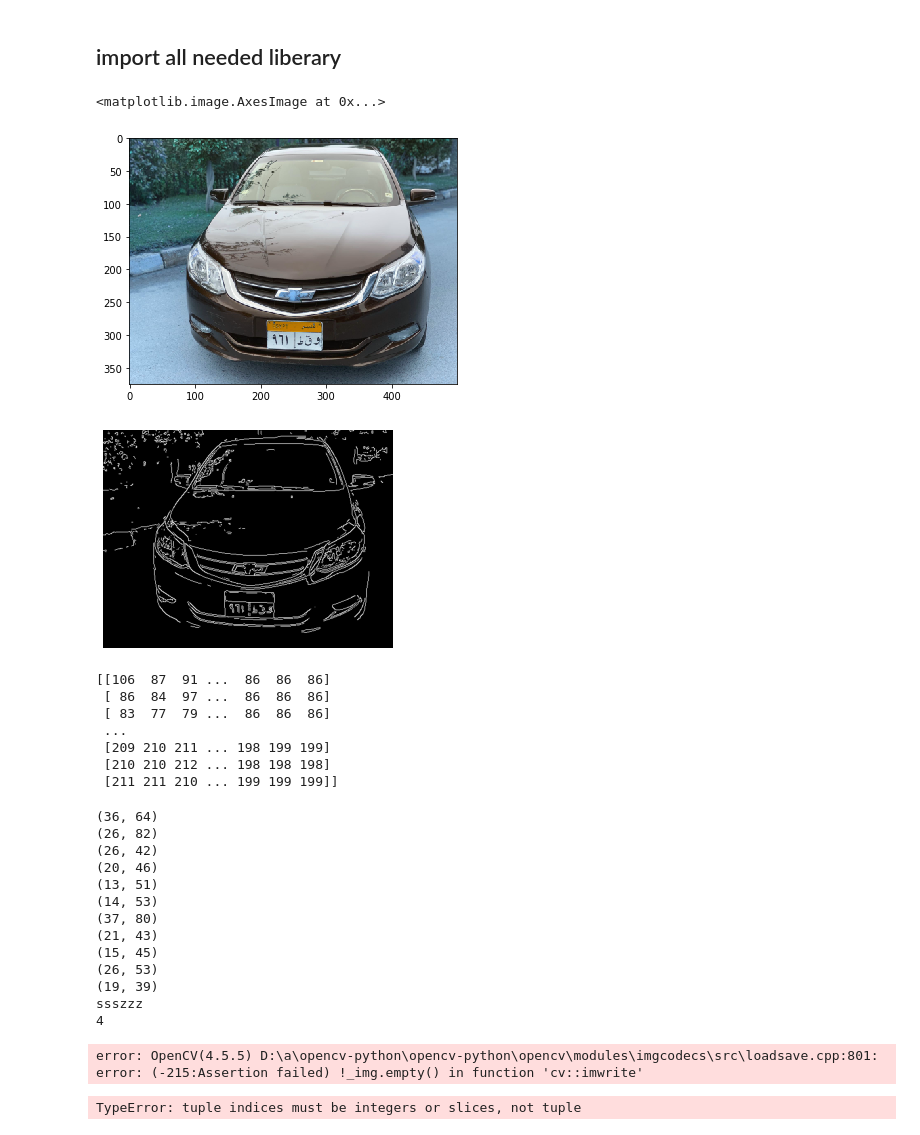
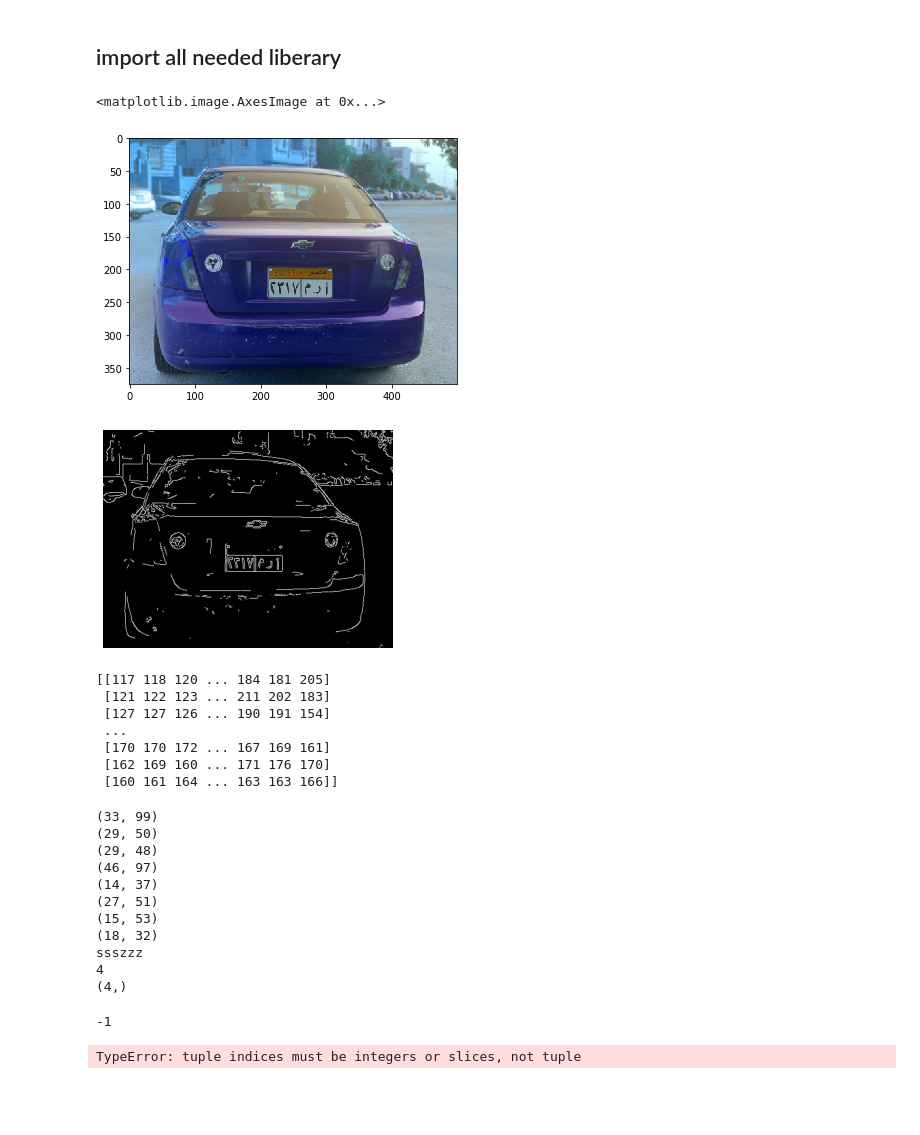
Before and after one commit to Yousif-Ahmed/License-Plate-RecognitionSystem, a Jupyter notebook: model.ipynb, the cells around one changed output. Cells and saved outputs as stored; diff of their text form; code cells hidden in the pictures; blank space fills up the shorter version.

```diff
--- a/model.ipynb
+++ b/model.ipynb
@@ -19,12 +19,12 @@ import imutils
 from skimage.exposure import histogram
 from matplotlib.pyplot import bar
 # %%
-img_data1 =cv2.imread("dataset\data7.jpeg")
+img_data1 =cv2.imread("dataset\data16.jpeg")
 img_data1 = imutils.resize(img_data1 , width = 500)
 io.imshow(img_data1)
 # %% [output]
 <matplotlib.image.AxesImage at 0x...>
-[figure, old version]
+[figure, new version]
 # %%
 def Sobel (img):
     grad_x = cv2.Sobel(img, cv2.CV_64F, 1, 0)
@@ -48,8 +48,8 @@ def image_preprocessing (img):
         prams:
                 img
     '''
-    gray_img = cv2.cvtColor(img , cv2.COLOR_BGR2GRAY)    # convert image to grayscale
-    gray = cv2.bilateralFilter(gray_img, 11, 17, 17)
+    gray= cv2.cvtColor(img , cv2.COLOR_BGR2GRAY)    # convert image to grayscale
+   # gray = cv2.bilateralFilter(gray_img, 11, 17, 17)
     edged = cv2.Canny(gray, 170, 200)
 
     #equalized_image = equalize_adapthist(gray_img) # applaying histogram equalization
@@ -65,14 +65,14 @@ show_image(preprocessed_img)
 io.imsave('result1.jpg' , preprocessed_img)
 print(gray_img)
 # %% [output]
-[figure, old version]
+[figure, new version]
-[[106  87  91 ...  86  86  86]
- [ 86  84  97 ...  86  86  86]
- [ 83  77  79 ...  86  86  86]
+[[117 118 120 ... 184 181 205]
+ [121 122 123 ... 211 202 183]
+ [127 127 126 ... 190 191 154]
  ...
- [209 210 211 ... 198 199 199]
- [210 210 212 ... 198 198 198]
- [211 211 210 ... 199 199 199]]
+ [170 170 172 ... 167 169 161]
+ [162 169 160 ... 171 176 170]
+ [160 161 164 ... 163 163 166]]
 # %%
 def edge_img_processing(edge_img , img ):
     #Thresholding:
@@ -89,7 +89,8 @@ def edge_img_processing(edge_img , img ):
         area = w *h
         aspect_ratio = w/h
 
-        if (1.5< aspect_ratio < 4  and area >500 and area < 4000):
+        if (1.5< aspect_ratio < 4  and area >500 and area < 5000):
+        #if (1.4< aspect_ratio < 3.1  and area >500):
             plate = img[y:y+h, x:x+w]
             #plate[(plate>=100)] = 255
             #plate[(plate < 100)] = 0
@@ -108,8 +109,10 @@ def edge_img_processing(edge_img , img ):
             if (ints > smin and ints < smax):
 
                 #plates.append(plate)
-                plates.append(img_data1[y-10:y+h+10, x-10:x+w+10])
+                plates.append(img_data1[y-7:y+h+7, x-7:x+w+7])
                 cv2.rectangle(img_data1, (x, y), (x + w, y + h), (100,0,0), 1)
+
+
 
     #plates.sort(key=lambda by_x: by_x[1])
     #Writing the found contour into a folder
@@ -125,20 +128,18 @@ print(np.array(plates).shape)
 cv2.imshow('plates' , img)
 cv2.waitKey()
 # %% [output]
-(36, 64)
-(26, 82)
-(26, 42)
-(20, 46)
-(13, 51)
-(14, 53)
-(37, 80)
-(21, 43)
-(15, 45)
-(26, 53)
-(19, 39)
+(33, 99)
+(29, 50)
+(29, 48)
+(46, 97)
+(14, 37)
+(27, 51)
+(15, 53)
+(18, 32)
 ssszzz
 4
+(4,)
-error: OpenCV(4.5.5) D:\a\opencv-python\opencv-python\opencv\modules\imgcodecs\src\loadsave.cpp:801: error: (-215:Assertion failed) !_img.empty() in function 'cv::imwrite'
+-1
 # %%
 def Get_Contours (img):
     h = img.shape[0]
```
Also changed, not shown: 20 other files.
